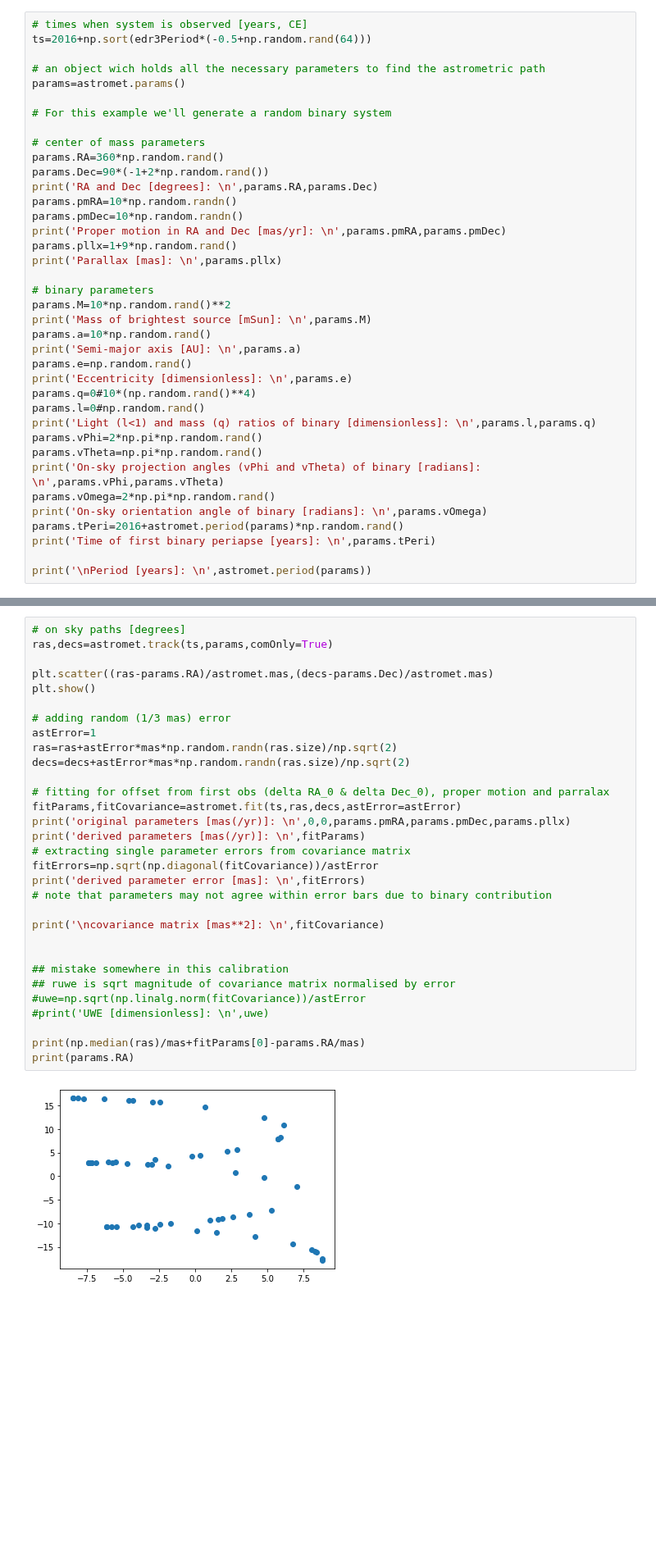
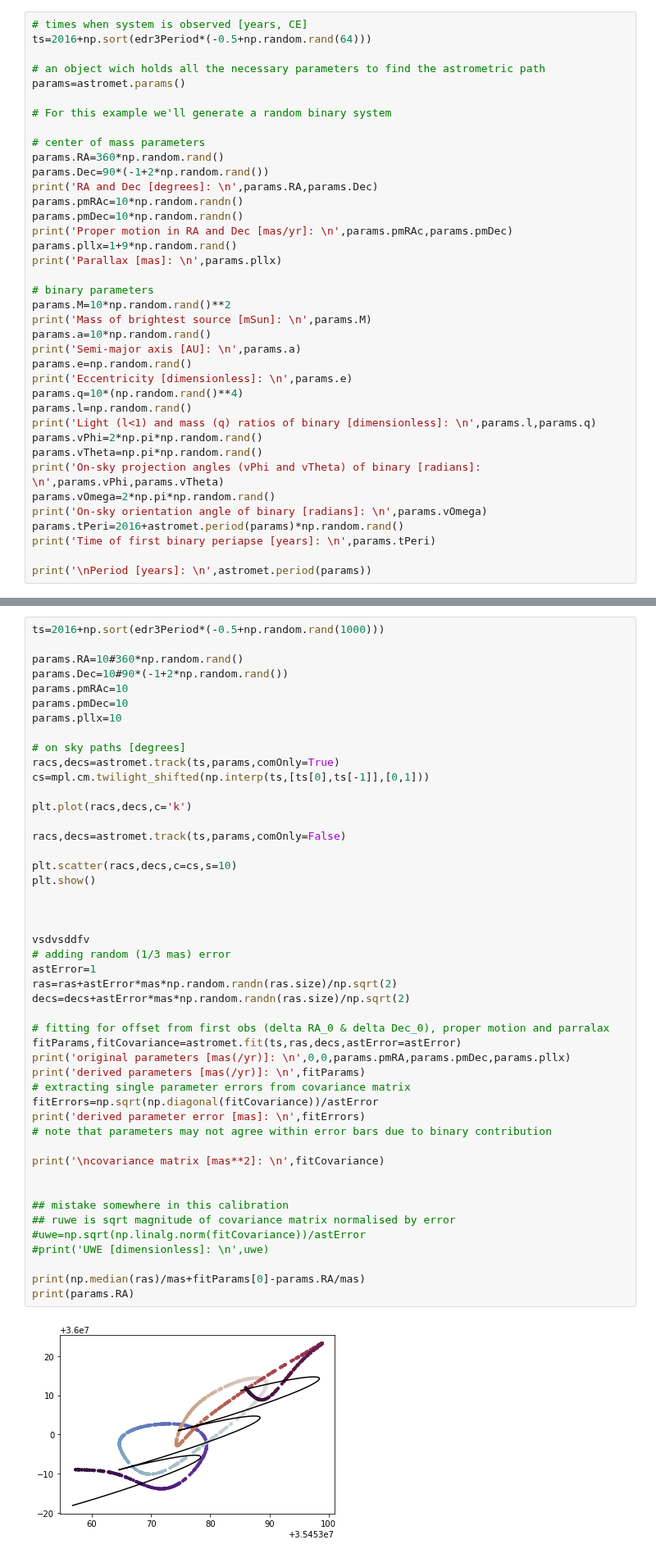
Before and after one commit to zpenoyre/astromet.py, a Jupyter notebook: example.ipynb, the cells around one changed output, grey strips where cells are left out. Shown at 82% size. Saved outputs shown, nothing was run; the diff lists cells and outputs as text; blank space fills up the shorter version.

```diff
--- a/example.ipynb
+++ b/example.ipynb
@@ -26,9 +26,9 @@ params=astromet.params()
 params.RA=360*np.random.rand()
 params.Dec=90*(-1+2*np.random.rand())
 print('RA and Dec [degrees]: \n',params.RA,params.Dec)
-params.pmRA=10*np.random.randn()
+params.pmRAc=10*np.random.randn()
 params.pmDec=10*np.random.randn()
-print('Proper motion in RA and Dec [mas/yr]: \n',params.pmRA,params.pmDec)
+print('Proper motion in RA and Dec [mas/yr]: \n',params.pmRAc,params.pmDec)
 params.pllx=1+9*np.random.rand()
 print('Parallax [mas]: \n',params.pllx)
 
@@ -39,8 +39,8 @@ params.a=10*np.random.rand()
 print('Semi-major axis [AU]: \n',params.a)
 params.e=np.random.rand()
 print('Eccentricity [dimensionless]: \n',params.e)
-params.q=0#10*(np.random.rand()**4)
-params.l=0#np.random.rand()
+params.q=10*(np.random.rand()**4)
+params.l=np.random.rand()
 print('Light (l<1) and mass (q) ratios of binary [dimensionless]: \n',params.l,params.q)
 params.vPhi=2*np.pi*np.random.rand()
 params.vTheta=np.pi*np.random.rand()
@@ -72,33 +72,49 @@ Period [years]:
 # %%
+ts=2016+np.sort(edr3Period*(-0.5+np.random.rand(1000)))
+
+params.RA=10#360*np.random.rand()
+params.Dec=10#90*(-1+2*np.random.rand())
+params.pmRAc=10
+params.pmDec=10
+params.pllx=10
+
 # on sky paths [degrees]
-ras,decs=astromet.track(ts,params,comOnly=True)
+racs,decs=astromet.track(ts,params,comOnly=True)
+cs=mpl.cm.twilight_shifted(np.interp(ts,[ts[0],ts[-1]],[0,1]))
 
-plt.scatter((ras-params.RA)/astromet.mas,(decs-params.Dec)/astromet.mas)
+plt.plot(racs,decs,c='k')
+
+racs,decs=astromet.track(ts,params,comOnly=False)
+
+plt.scatter(racs,decs,c=cs,s=10)
 plt.show()
 
+
+
+vsdvsddfv
 # adding random (1/3 mas) error
 astError=1
 ras=ras+astError*mas*np.random.randn(ras.size)/np.sqrt(2)
 decs=decs+astError*mas*np.random.randn(ras.size)/np.sqrt(2)
 
 # fitting for offset from first obs (delta RA_0 & delta Dec_0), proper motion and parralax
 fitParams,fitCovariance=astromet.fit(ts,ras,decs,astError=astError)
 print('original parameters [mas(/yr)]: \n',0,0,params.pmRA,params.pmDec,params.pllx)
 print('derived parameters [mas(/yr)]: \n',fitParams)
 # extracting single parameter errors from covariance matrix
 fitErrors=np.sqrt(np.diagonal(fitCovariance))/astError
 print('derived parameter error [mas]: \n',fitErrors)
 # note that parameters may not agree within error bars due to binary contribution
 
 print('\ncovariance matrix [mas**2]: \n',fitCovariance)
 
 
 ## mistake somewhere in this calibration
 ## ruwe is sqrt magnitude of covariance matrix normalised by error
 #uwe=np.sqrt(np.linalg.norm(fitCovariance))/astError
 #print('UWE [dimensionless]: \n',uwe)
 
 print(np.median(ras)/mas+fitParams[0]-params.RA/mas)
 print(params.RA)
 # %% [output]
-[figure, old version]
+[figure, new version]
```
Also changed, not shown: parts of 3 cells of this notebook, 2 other files.
